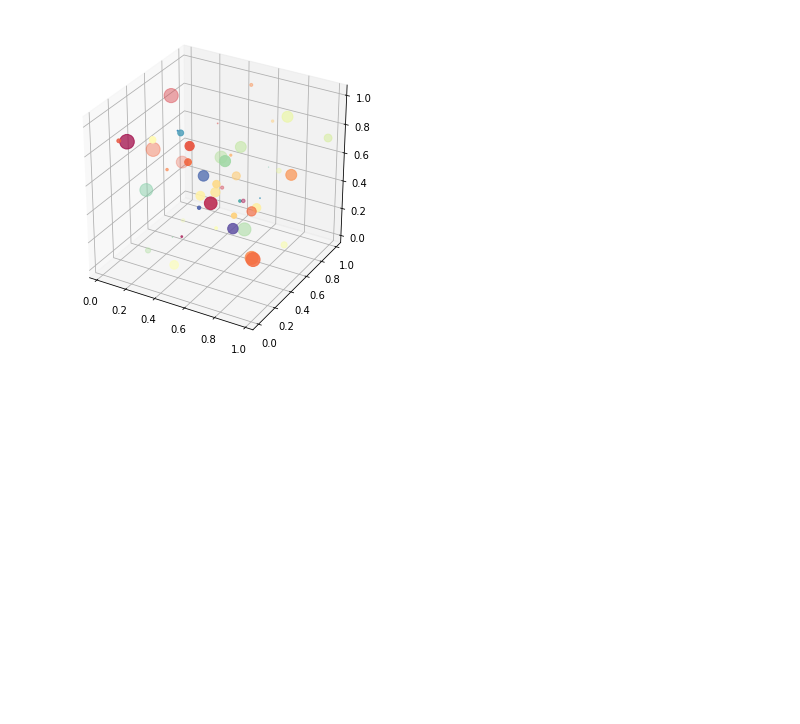
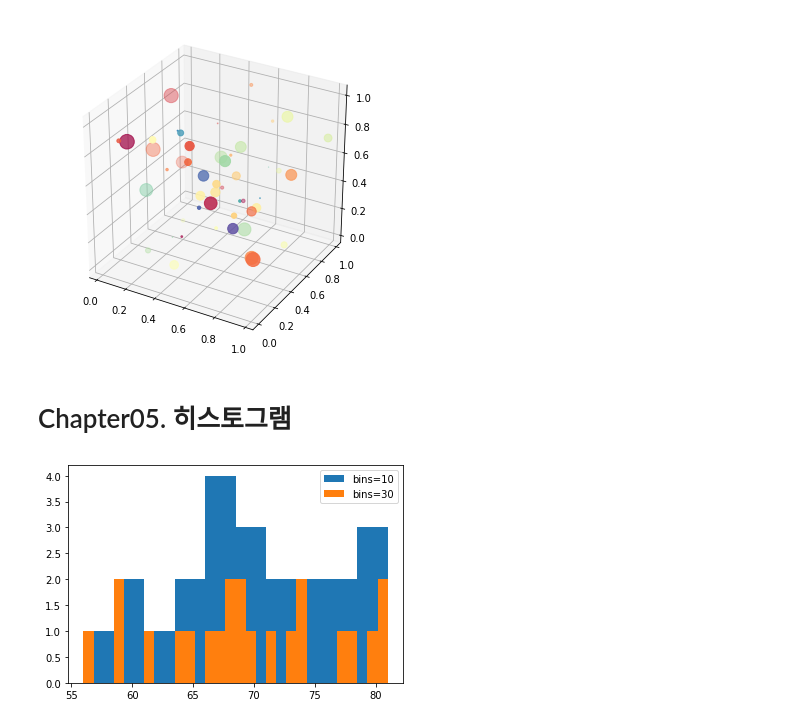
Before and after one commit to goodDev-junhyuk/JupyterNotebook, a Jupyter notebook: Matploblib.ipynb, the cells around one changed output. Drawn from its saved outputs; the diff is of its cells as text; code cells hidden in the pictures; blank space fills up the shorter version.

```diff
--- a/Matploblib.ipynb
+++ b/Matploblib.ipynb
@@ -364,3 +364,21 @@ ax.scatter(x, y, z, s=area, c=colors, cmap='Spectral')
 plt.show()
 # %% [output]
 [figure]
+# %% [markdown]
+# Chapter05. 히스토그램
+# %%
+import matplotlib.pyplot as plt
+
+weight = [
+          68, 81, 64, 56, 78, 74, 61, 77, 66, 68, 59, 71,
+          80, 59, 67, 81, 69, 73, 69, 74, 70, 65
+]
+# 구간 개수 지정.
+# 가로축 구간의 개수 지정 hist()
+plt.hist(weight, label='bins=10')
+plt.hist(weight, bins=30, label='bins=30')
+plt.legend()
+
+plt.show()
+# %% [output]
+[figure, added]
```
Also changed, not shown: parts of 1 cell of this notebook.
